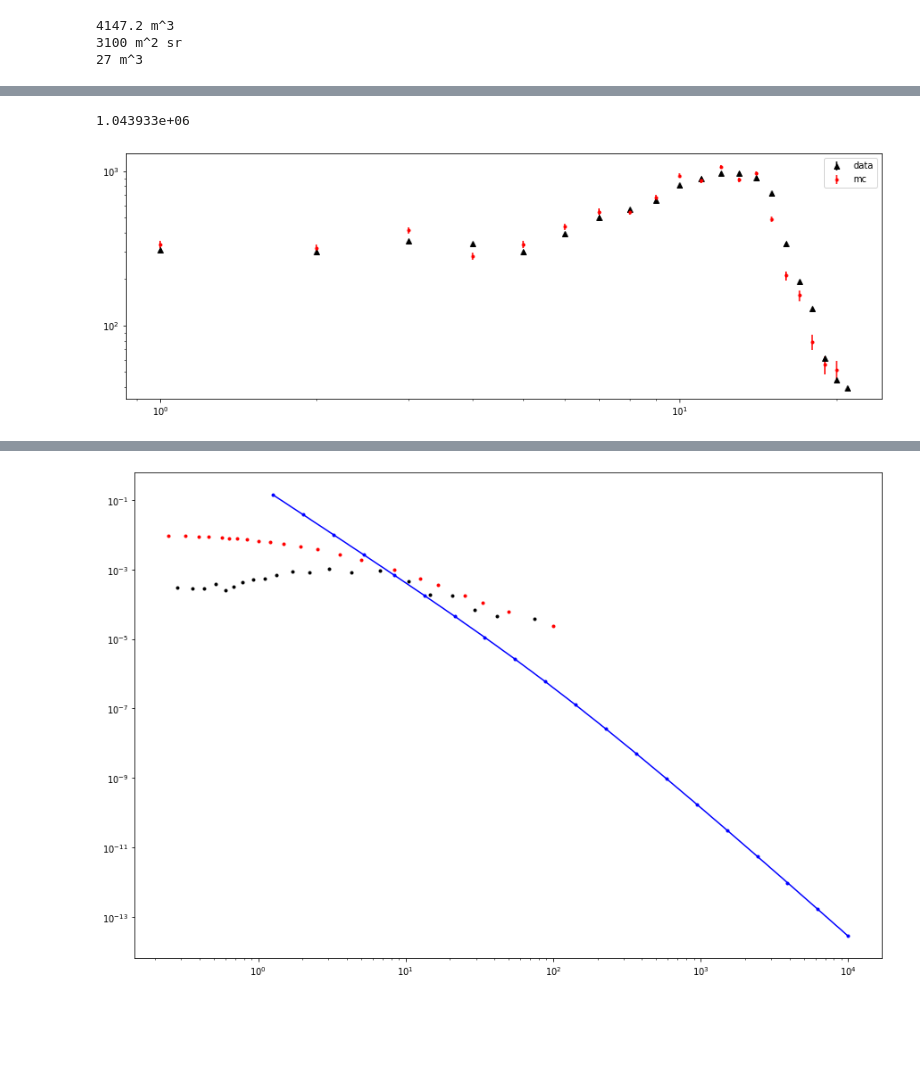
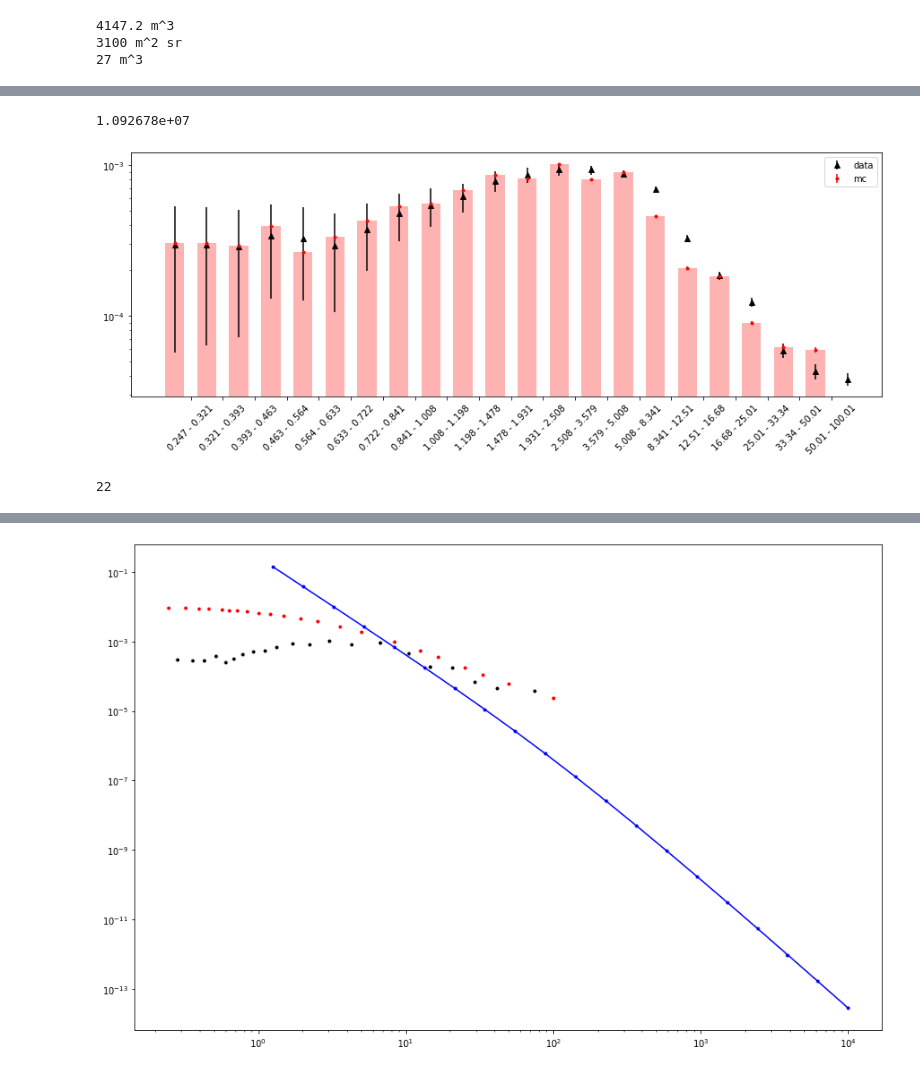
Before and after one commit to gmazzitelli/cygno_cloud, a Jupyter notebook: sim/ratemu_lngs.ipynb, the cells around one changed output, grey strips where cells are left out. Saved outputs shown, nothing was run; the diff lists cells and outputs as text; code cells hidden in the pictures; blank space fills up the shorter version.

```diff
--- a/sim/ratemu_lngs.ipynb
+++ b/sim/ratemu_lngs.ipynb
@@ -36,18 +35,36 @@ plt.show()
 # %%
-points = 10000
+
+points = 100000
 eta_array = np.random.random(points)
 Fn=F/F[0]
 hp = np.array([])
 hit = 0
 start_time = time.time()
 dtime = points/10
+# for j, eta in enumerate(eta_array):
+#     if j % dtime == 0 : print("{:d}, elapsed: {:.1f}".format(j, time.time() - start_time))
+#     for i in range(1, len(Fn)):
+#         if Fn[i-1]<eta<=Fn[i]:
+#             hit+=1
+#             ci = (1/(x[i]-x[i-1]))
+#             hp=np.append(hp, x[i-1] + (eta - F[i-1])/ci)
+
 for j, eta in enumerate(eta_array):
-    if j % dtime == 0 : print("{:d}, elapsed: {:.1f}".format(j, time.time() - start_time))
+    if j % dtime == 0 :
+        print("{:d}, elapsed: {:.1f}".format(j, time.time() - start_time))
+        start_time = time.time()
     for i in range(1, len(Fn)):
         if Fn[i-1]>eta>=Fn[i]:
             hit+=1
             ci = (1/(x[i]-x[i-1]))
             hp=np.append(hp, x[i-1] + (eta - F[i-1])/ci)
+        if  eta<Fn[-1]:
+            hit+=1
+            ci = (1/(x[i]-x[i-1]))
+            hp=np.append(hp, x[i-1] + (eta - F[i-1])/ci)
+
+
+
 print("points {:d}, hit {:d}, miss: {:d} ".format(points, hit, points-hit))
 # %% [output]
 0, elapsed: 0.0
@@ -64,23 +81,31 @@ points 10000, hit 9980, miss: 20
 # %%
+dF = np.array([])
+for i in range(1, len(F)):
+    dF = np.append(dF, F[i-1]-F[i])
+
+xl = np.append(x, 100000)
 hist, bins = np.histogram(hp, x)
 norma = hit/F[0]
 print ("{:e}".format(norma))
 fig,ax = plt.subplots(figsize=(15,5))
-ax.errorbar(range(len(F)),-np.gradient(F)*norma, yerr=err, fmt='k^', label="data")
+ax.errorbar(range(len(F)),-np.gradient(F), yerr=err, fmt='k^', label="data")
 
-#ax.bar(range(len(hist)), hist, width=1, alpha=0.7, color='red')
-ax.errorbar(range(len(hist)), hist, yerr=np.sqrt(hist), fmt='r.', label="mc")
+ax.bar(range(len(hist)), hist/norma, width=0.6, alpha=0.3, color='red')
+ax.errorbar(range(len(hist)), hist/norma, yerr=np.sqrt(hist)/norma, fmt='r.', label="mc")
 ax.set_xticks([0.5+i for i,j in enumerate(hist)])
-ax.set_xticklabels(['{} - {}'.format(x[i],x[i+1]) for i,j in enumerate(hist)])
+ax.set_xticklabels(['{} - {}'.format(x[i],x[i+1]) for i,j in enumerate(hist)], rotation=45)
 
-#ax.bar(range(len(F)),-np.gradient(F)*norma, color='blue', width=1, alpha=0.3)
-ax.set_xscale('log')
+#ax.set_xscale('log')
 ax.set_yscale('log')
 plt.legend()
 plt.show()
 # %% [output]
-1.043933e+06
+1.092678e+07
-[figure, old version]
+[figure, new version]
+# %%
+len(F), len()
+# %% [output]
+22
 # %% [markdown]
 # flux
 ![img](./mu_lngs.png)
```
Also changed, not shown: parts of 3 cells of this notebook, 11 other files.
